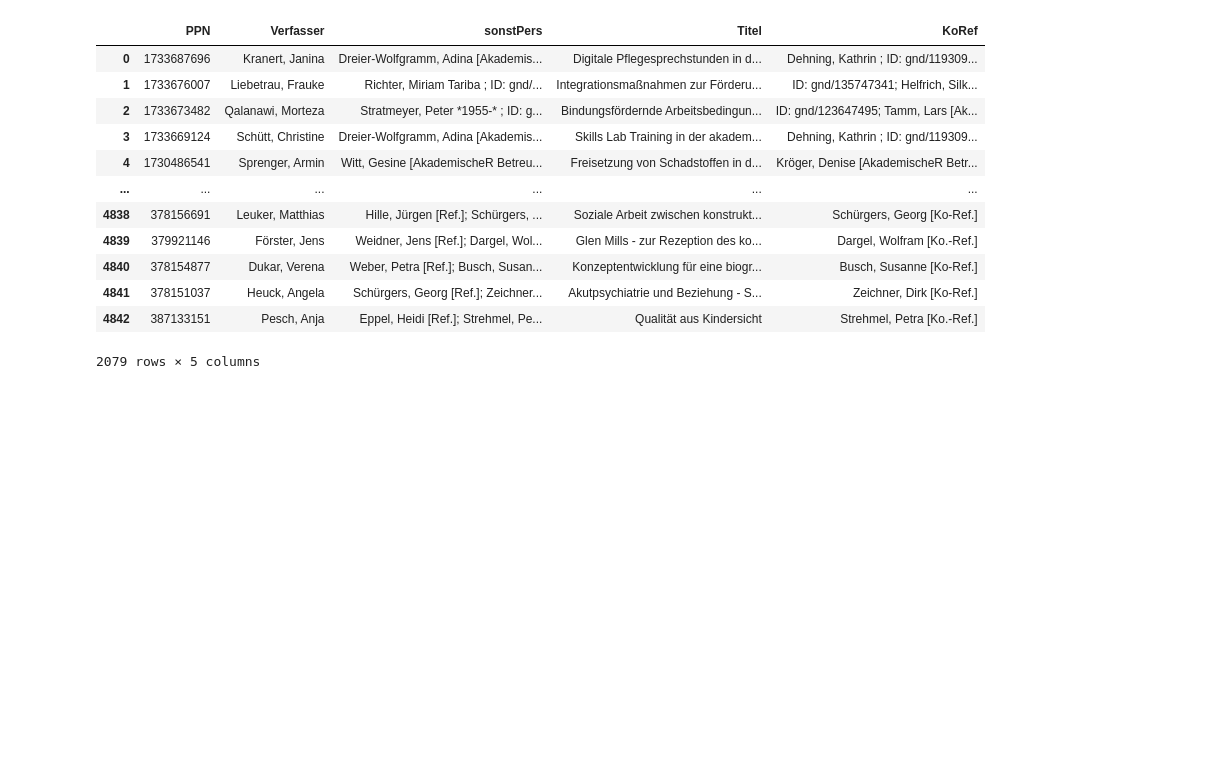
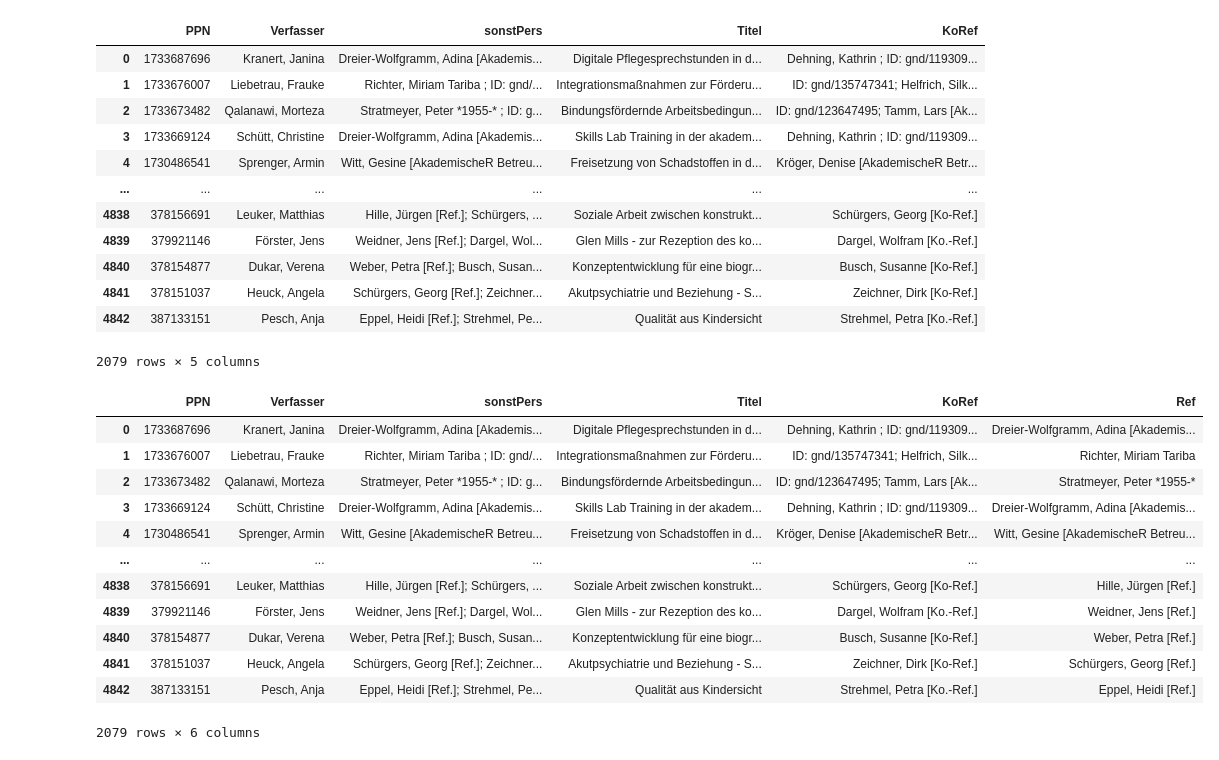
Before and after one commit to Daniela-Mayer/2020-11-30-Data_Librarian_Daniela_Mayer, a Jupyter notebook: Modul_6/notebooks/Abschlussprojekt dritter Versuch.ipynb, the cells around one changed output. Drawn from its saved outputs; the diff is of its cells as text; code cells hidden in the pictures; blank space fills up the shorter version.

```diff
--- a/Modul_6/notebooks/Abschlussprojekt dritter Versuch.ipynb
+++ b/Modul_6/notebooks/Abschlussprojekt dritter Versuch.ipynb
@@ -526,3 +530,19 @@ dfCBS
+# %%
+dfCBS
+# %% [output]
+|  | PPN | Verfasser | sonstPers | Titel | KoRef | Ref |
+| 0 | 1733687696 | Kranert, Janina | Dreier-Wolfgramm, Adina [Akademis... | Digitale Pflegesprechstunden in d... | Dehning, Kathrin ; ID: gnd/119309... | Dreier-Wolfgramm, Adina [Akademis... |
+| 1 | 1733676007 | Liebetrau, Frauke | Richter, Miriam Tariba ; ID: gnd/... | Integrationsmaßnahmen zur Förderu... | ID: gnd/135747341; Helfrich, Silk... | Richter, Miriam Tariba |
+| 2 | 1733673482 | Qalanawi, Morteza | Stratmeyer, Peter *1955-* ; ID: g... | Bindungsfördernde Arbeitsbedingun... | ID: gnd/123647495; Tamm, Lars [Ak... | Stratmeyer, Peter *1955-* |
+| 3 | 1733669124 | Schütt, Christine | Dreier-Wolfgramm, Adina [Akademis... | Skills Lab Training in der akadem... | Dehning, Kathrin ; ID: gnd/119309... | Dreier-Wolfgramm, Adina [Akademis... |
+| 4 | 1730486541 | Sprenger, Armin | Witt, Gesine [AkademischeR Betreu... | Freisetzung von Schadstoffen in d... | Kröger, Denise [AkademischeR Betr... | Witt, Gesine [AkademischeR Betreu... |
+| ... | ... | ... | ... | ... | ... | ... |
+| 4838 | 378156691 | Leuker, Matthias | Hille, Jürgen [Ref.]; Schürgers, ... | Soziale Arbeit zwischen konstrukt... | Schürgers, Georg [Ko-Ref.] | Hille, Jürgen [Ref.] |
+| 4839 | 379921146 | Förster, Jens | Weidner, Jens [Ref.]; Dargel, Wol... | Glen Mills - zur Rezeption des ko... | Dargel, Wolfram [Ko.-Ref.] | Weidner, Jens [Ref.] |
+| 4840 | 378154877 | Dukar, Verena | Weber, Petra [Ref.]; Busch, Susan... | Konzeptentwicklung für eine biogr... | Busch, Susanne [Ko-Ref.] | Weber, Petra [Ref.] |
+| 4841 | 378151037 | Heuck, Angela | Schürgers, Georg [Ref.]; Zeichner... | Akutpsychiatrie und Beziehung - S... | Zeichner, Dirk [Ko-Ref.] | Schürgers, Georg [Ref.] |
+| 4842 | 387133151 | Pesch, Anja | Eppel, Heidi [Ref.]; Strehmel, Pe... | Qualität aus Kindersicht | Strehmel, Petra [Ko.-Ref.] | Eppel, Heidi [Ref.] |
+2079 rows × 6 columns
 # %%
 Merge3 = dfRepo.merge(dfCBS, on='PPN', how='inner')
 # %%
```
Also changed, not shown: parts of 4 cells of this notebook.
